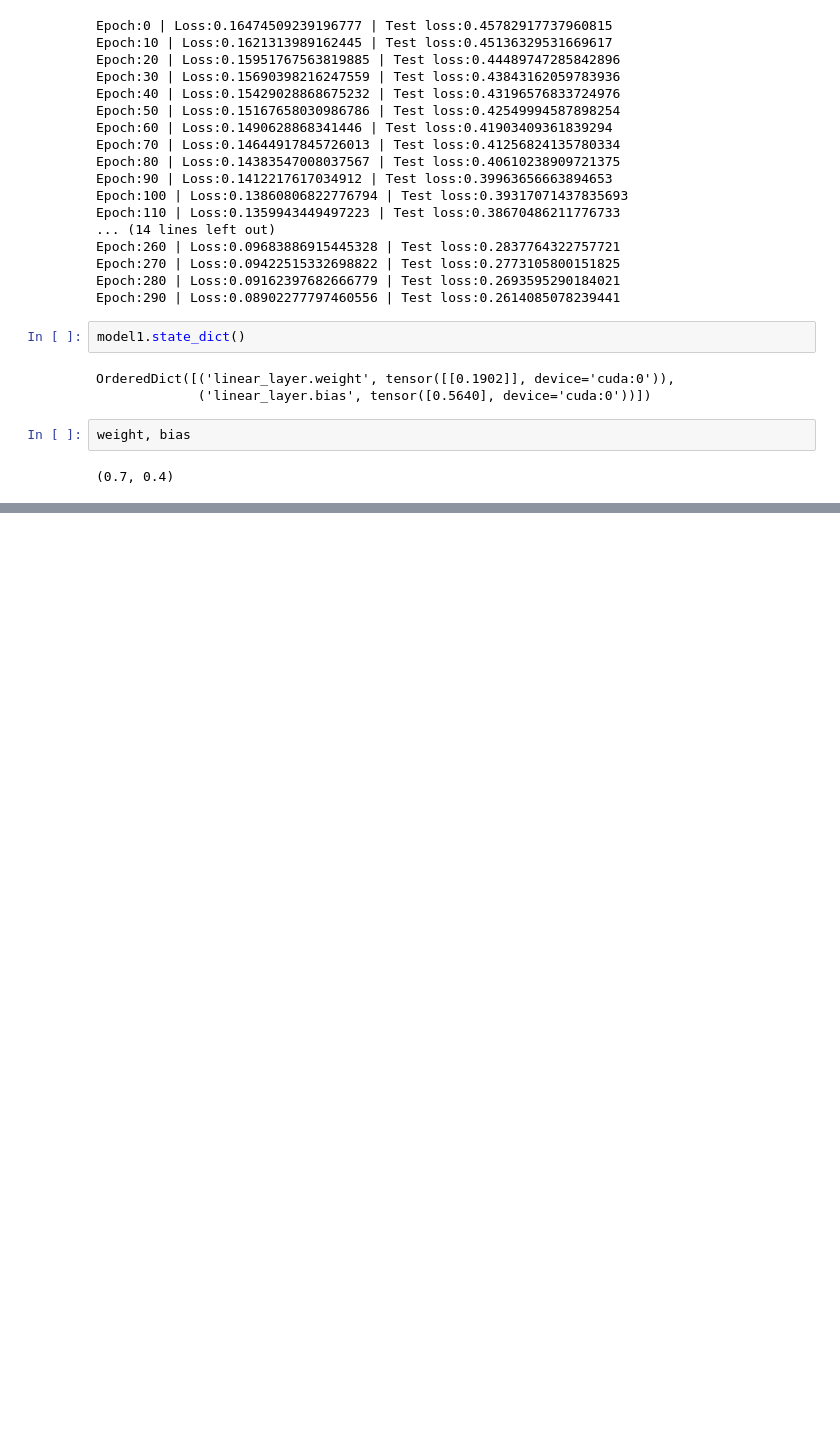
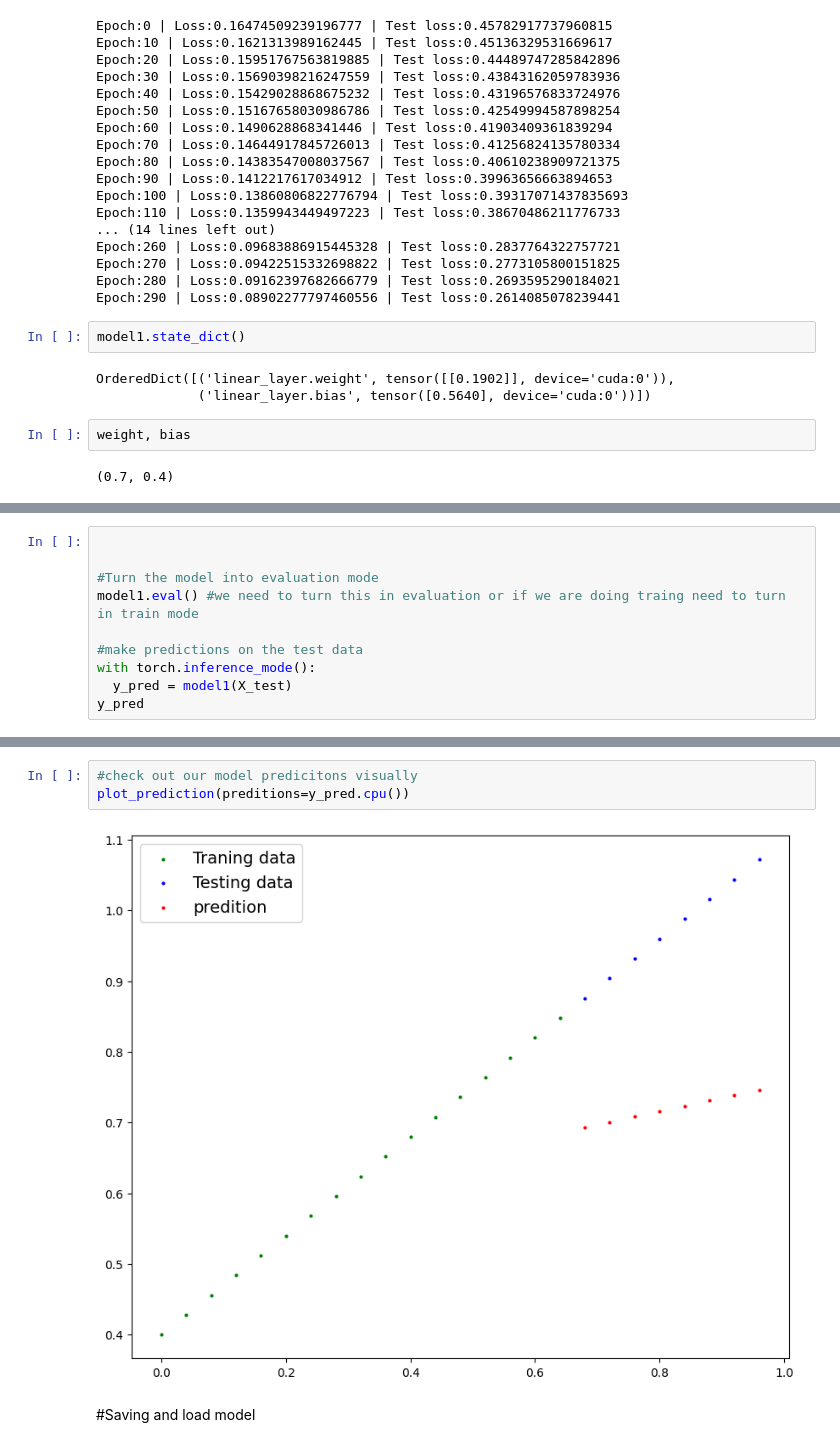
Before and after one commit to harsh24895/PyTorch_practice, a Jupyter notebook: Practice.ipynb, the cells around one changed output, grey strips where cells are left out. Drawn from its saved outputs; the diff is of its cells as text; blank space fills up the shorter version.

Commit message:
Saving model

```diff
--- a/Practice.ipynb
+++ b/Practice.ipynb
@@ -409,0 +412,10 @@ weight, bias
+# %%
+
+
+#Turn the model into evaluation mode
+model1.eval() #we need to turn this in evaluation or if we are doing traing need to turn in train mode
+
+#make predictions on the test data
+with torch.inference_mode():
+  y_pred = model1(X_test)
+y_pred
@@ -409,0 +431,7 @@ weight, bias
+# %%
+#check out our model predicitons visually
+plot_prediction(preditions=y_pred.cpu())
+# %% [output]
+[figure, added]
+# %% [markdown]
+#Saving and load model
```
Also changed, not shown: parts of 6 cells of this notebook.
